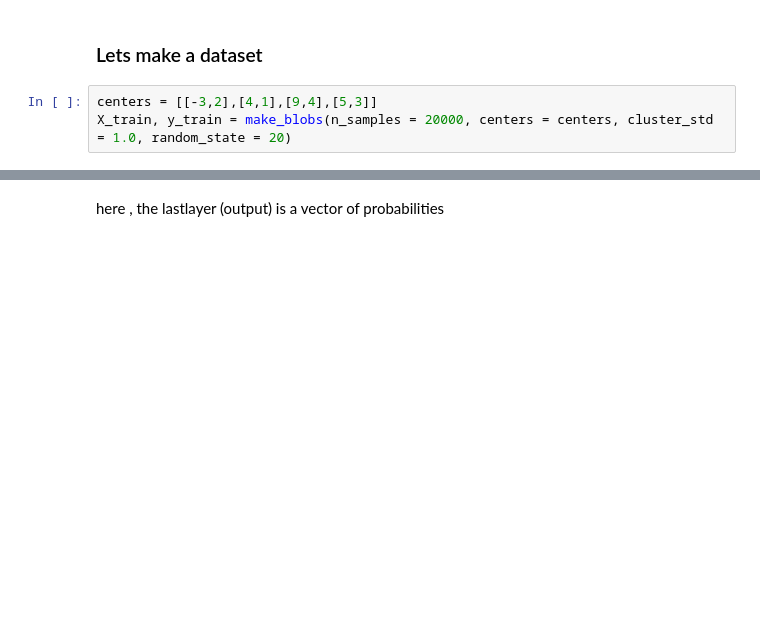
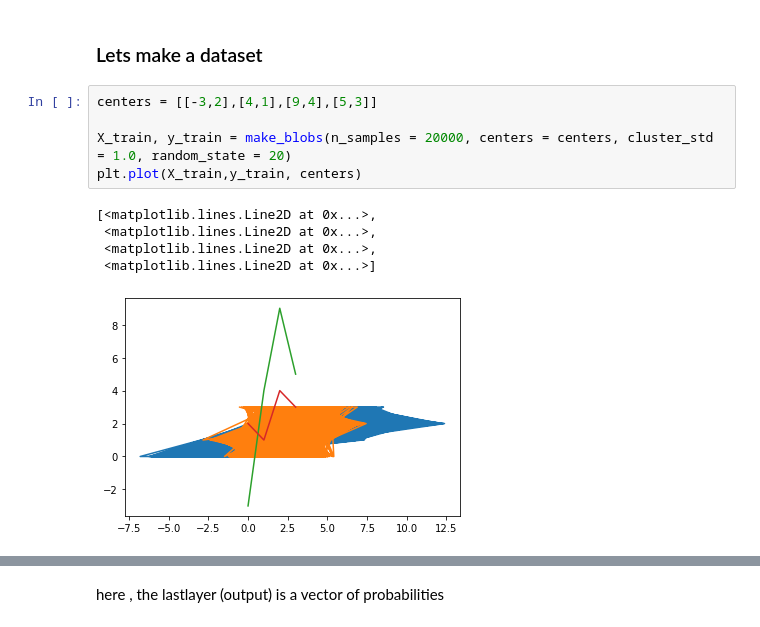
Before and after one commit to Lotfullah21/Deep-Learning, a Jupyter notebook: Activation_Functions.ipynb, the cells around one changed output, grey strips where cells are left out. Saved outputs shown, nothing was run; the diff lists cells and outputs as text; blank space fills up the shorter version.

```diff
--- a/Activation_Functions.ipynb
+++ b/Activation_Functions.ipynb
@@ -42,4 +42,12 @@ def softmax_fn(x):
 ### Lets make a dataset
 # %%
 centers = [[-3,2],[4,1],[9,4],[5,3]]
+
 X_train, y_train = make_blobs(n_samples = 20000, centers = centers, cluster_std = 1.0, random_state = 20)
+plt.plot(X_train,y_train, centers)
+# %% [output]
+[<matplotlib.lines.Line2D at 0x...>,
+ <matplotlib.lines.Line2D at 0x...>,
+ <matplotlib.lines.Line2D at 0x...>,
+ <matplotlib.lines.Line2D at 0x...>]
+[figure, added]
```
Also changed, not shown: parts of 8 cells of this notebook.
